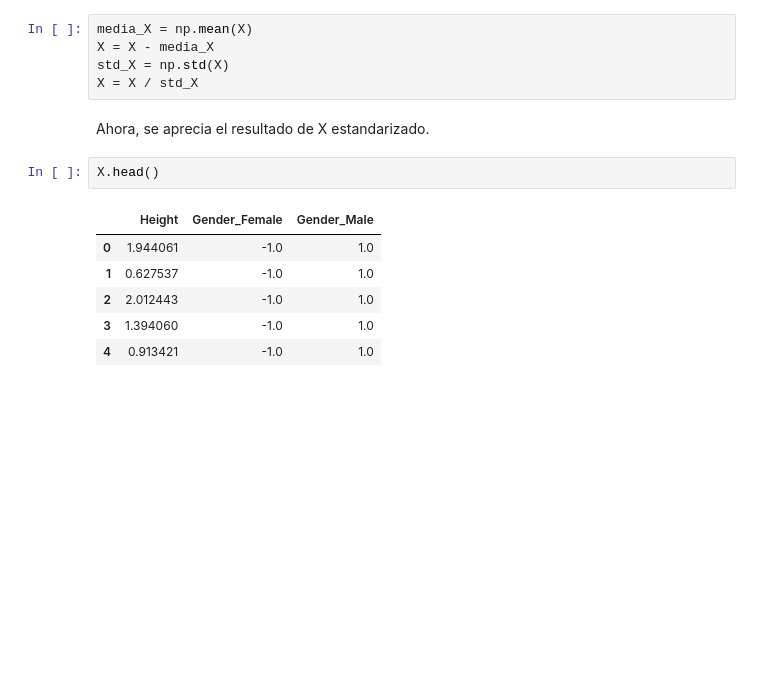
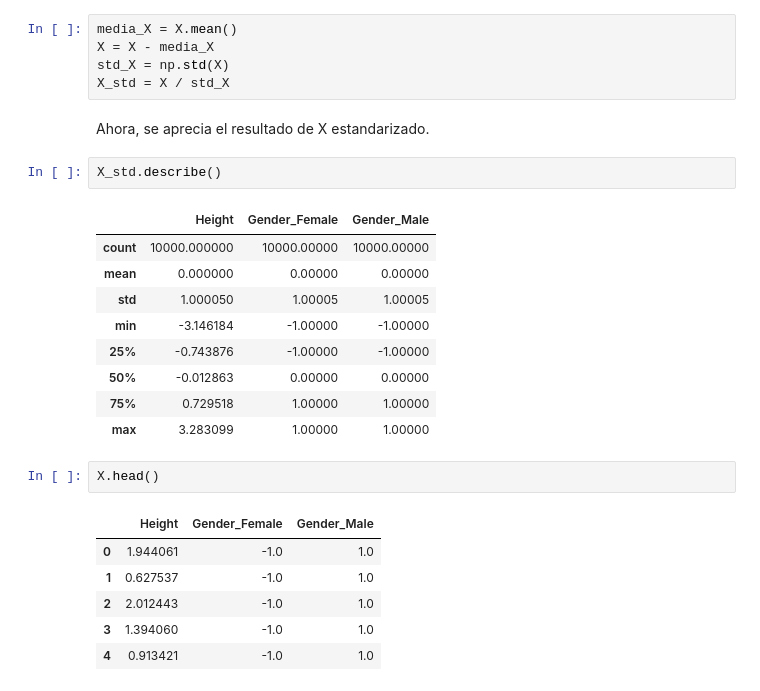
Before and after one commit to ingridsfd/preworks-data-science-ucamp, a Jupyter notebook: M3/Ingrid_M3_S9_7M_Fundamentos_de_modelos_de_regresión.ipynb, the cells around one changed output. Saved outputs shown, nothing was run; the diff lists cells and outputs as text; blank space fills up the shorter version.

```diff
--- a/M3/Ingrid_M3_S9_7M_Fundamentos_de_modelos_de_regresión.ipynb
+++ b/M3/Ingrid_M3_S9_7M_Fundamentos_de_modelos_de_regresión.ipynb
@@ -244,12 +261,24 @@ Donde:
 - $\mu$ es el promedio de $X$.
 - $\sigma$ es la variación estándar de $X$.
 # %%
-media_X = np.mean(X)
+media_X = X.mean()
 X = X - media_X
 std_X = np.std(X)
-X = X / std_X
+X_std = X / std_X
 # %% [markdown]
 Ahora, se aprecia el resultado de X estandarizado.
+# %%
+X_std.describe()
+# %% [output]
+|  | Height | Gender_Female | Gender_Male |
+| count | 10000.000000 | 10000.00000 | 10000.00000 |
+| mean | 0.000000 | 0.00000 | 0.00000 |
+| std | 1.000050 | 1.00005 | 1.00005 |
+| min | -3.146184 | -1.00000 | -1.00000 |
+| 25% | -0.743876 | -1.00000 | -1.00000 |
+| 50% | -0.012863 | 0.00000 | 0.00000 |
+| 75% | 0.729518 | 1.00000 | 1.00000 |
+| max | 3.283099 | 1.00000 | 1.00000 |
 # %%
 X.head()
 # %% [output]
```
Also changed, not shown: parts of 8 cells of this notebook, 1 other file.
